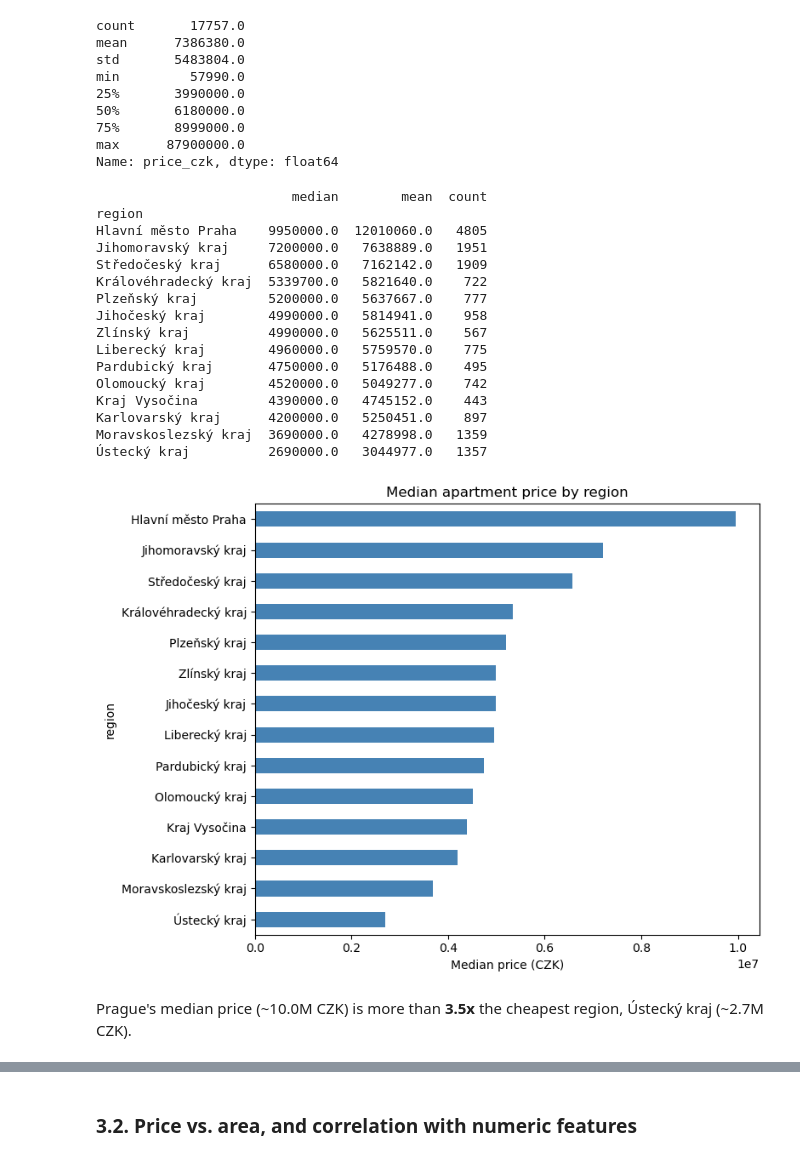
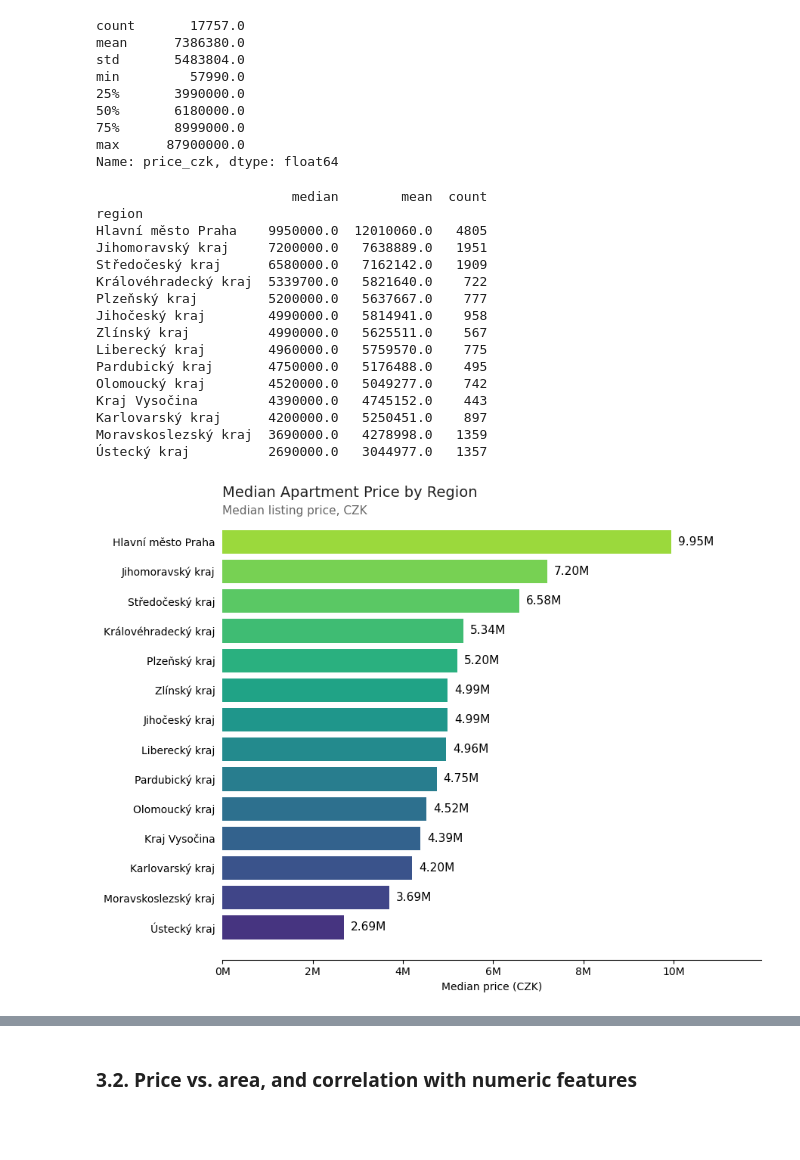
Before and after one commit to akorablov/house_price_prediction, a Jupyter notebook: house_price_cz.ipynb, the cells around one changed output, grey strips where cells are left out. Saved outputs shown, nothing was run; the diff lists cells and outputs as text; code cells hidden in the pictures; blank space fills up the shorter version.

```diff
--- a/house_price_cz.ipynb
+++ b/house_price_cz.ipynb
@@ -218,32 +219,50 @@ min         57990.0
 max      87900000.0
 Name: price_czk, dtype: float64
 # %%
+import matplotlib.ticker as mticker
+
 region_stats = df_clean.groupby('region')['price_czk'].agg(['median', 'mean', 'count']).sort_values('median', ascending=False)
 print(region_stats.round(0))
 
-fig, ax = plt.subplots(figsize=(8, 6))
-region_stats['median'].sort_values().plot(kind='barh', ax=ax, color='steelblue')
+data = region_stats['median'].sort_values()
+
+fig, ax = plt.subplots(figsize=(9, 7))
+
+colors4 = plt.cm.viridis(np.linspace(0.15, 0.85, len(data)))
+bars = ax.barh(data.index, data.values, color=colors4)
+
+for bar, val in zip(bars, data.values):
+    ax.text(val + data.max()*0.015, bar.get_y() + bar.get_height() / 2,
+            f'{val/1e6:.2f}M', va='center', fontsize=11)
+
+ax.set_title('Median Apartment Price by Region', fontsize=14, loc='left', color='#222', pad=12)
+ax.text(0, 0.99, 'Median listing price, CZK', transform=ax.transAxes, fontsize=11, color='#666')
+
 ax.set_xlabel('Median price (CZK)')
-ax.set_title('Median apartment price by region')
+ax.xaxis.set_major_formatter(mticker.FuncFormatter(lambda x, _: f'{x/1e6:.0f}M'))
+
+for spine in ['top', 'right', 'left']:
+    ax.spines[spine].set_visible(False)
+ax.tick_params(left=False)
+ax.set_xlim(0, data.max() * 1.2)
+
 plt.tight_layout()
 plt.show()
 # %% [output]
                          median        mean  count
 region
 Hlavní město Praha    9950000.0  12010060.0   4805
 Jihomoravský kraj     7200000.0   7638889.0   1951
 Středočeský kraj      6580000.0   7162142.0   1909
 Královéhradecký kraj  5339700.0   5821640.0    722
 Plzeňský kraj         5200000.0   5637667.0    777
 Jihočeský kraj        4990000.0   5814941.0    958
 Zlínský kraj          4990000.0   5625511.0    567
 Liberecký kraj        4960000.0   5759570.0    775
 Pardubický kraj       4750000.0   5176488.0    495
 Olomoucký kraj        4520000.0   5049277.0    742
 Kraj Vysočina         4390000.0   4745152.0    443
 Karlovarský kraj      4200000.0   5250451.0    897
 Moravskoslezský kraj  3690000.0   4278998.0   1359
 Ústecký kraj          2690000.0   3044977.0   1357
-[figure, old version]
+[figure, new version]
-# %% [markdown]
-Prague's median price (~10.0M CZK) is more than **3.5x** the cheapest region, Ústecký kraj (~2.7M CZK).
```
Also changed, not shown: parts of 6 cells of this notebook, 2 other files.
